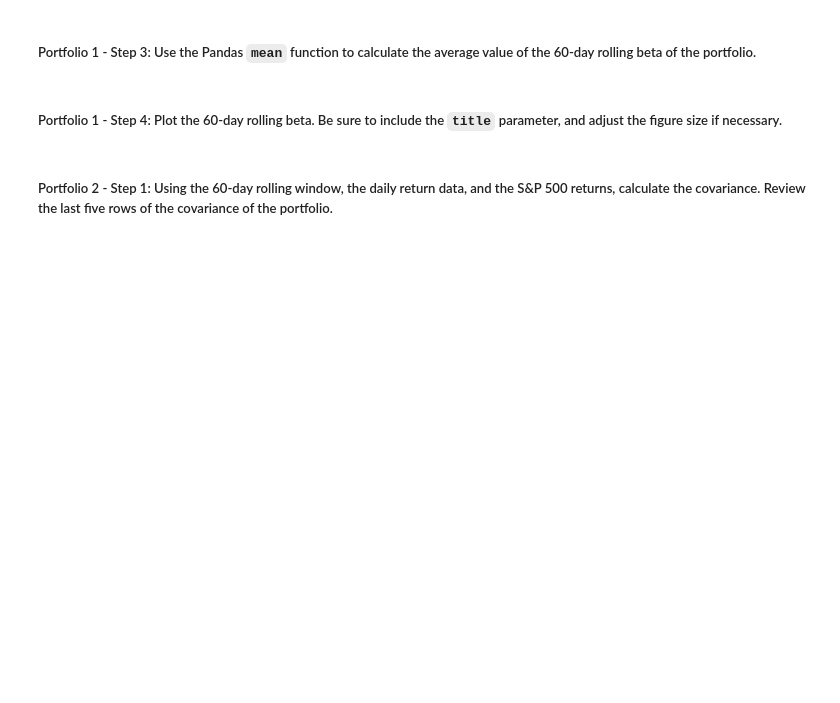
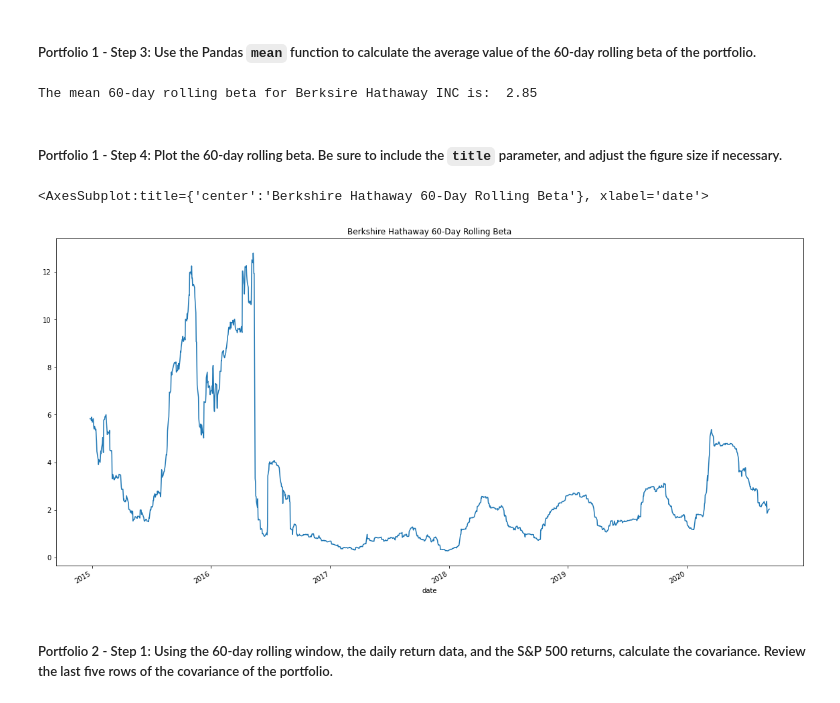
Before and after one commit to jkang1990amg/Challenge_4_Risk_Return_Analysis, a Jupyter notebook: risk_return_analysis.ipynb, the cells around one changed output. Saved outputs shown, nothing was run; the diff lists cells and outputs as text; code cells hidden in the pictures; blank space fills up the shorter version.

```diff
--- a/risk_return_analysis.ipynb
+++ b/risk_return_analysis.ipynb
@@ -360,4 +393,6 @@ Your analysis is nearing completion. Now, you need to evaluate how the portfolio
 # %%
 # Calculate the covariance using a 60-day rolling window
 # Review the last five rows of the covariance data
-# YOUR CODE HERE
+berkshire_hathaway_rolling_60_variance = whalenavs_daily_returns["BERKSHIRE HATHAWAY INC"].rolling(window = 60).var()
+berkshire_hathaway_rolling_60_covariance = whalenavs_daily_returns["BERKSHIRE HATHAWAY INC"].rolling(window = 60).cov(whalenavs_daily_returns["S&P 500"])
+berkshire_hathaway_rolling_60_covariance.tail()
@@ -366,4 +409,5 @@ Your analysis is nearing completion. Now, you need to evaluate how the portfolio
 # %%
 # Calculate the beta based on the 60-day rolling covariance compared to the market (S&P 500)
 # Review the last five rows of the beta information
-# YOUR CODE HERE
+berkshire_hathaway_rolling_60_beta = berkshire_hathaway_rolling_60_covariance / berkshire_hathaway_rolling_60_variance
+berkshire_hathaway_rolling_60_beta.tail()
@@ -371,13 +423,19 @@ Your analysis is nearing completion. Now, you need to evaluate how the portfolio
 ##### Portfolio 1 - Step 3: Use the Pandas `mean` function to calculate the average value of the 60-day rolling beta of the portfolio.
 # %%
 # Calculate the average of the 60-day rolling beta
-# YOUR CODE HERE
+berkshire_hathaway_rolling_60_beta.mean()
+print(f"The mean 60-day rolling beta for Berksire Hathaway INC is: {berkshire_hathaway_rolling_60_beta.mean(): .2f}")
+# %% [output]
+The mean 60-day rolling beta for Berksire Hathaway INC is:  2.85
 # %% [markdown]
 ##### Portfolio 1 - Step 4: Plot the 60-day rolling beta. Be sure to include the `title` parameter, and adjust the figure size if necessary.
 # %%
 # Plot the rolling beta
 # Include a title parameter and adjust the figure size
-# YOUR CODE HERE
+berkshire_hathaway_rolling_60_beta.plot(figsize = (20, 10), title = "Berkshire Hathaway 60-Day Rolling Beta")
+# %% [output]
+<AxesSubplot:title={'center':'Berkshire Hathaway 60-Day Rolling Beta'}, xlabel='date'>
+[figure, added]
 # %% [markdown]
 ##### Portfolio 2 - Step 1: Using the 60-day rolling window, the daily return data, and the S&P 500 returns, calculate the covariance. Review the last five rows of the covariance of the portfolio.
 # %%
```
Also changed, not shown: parts of 14 cells of this notebook.
